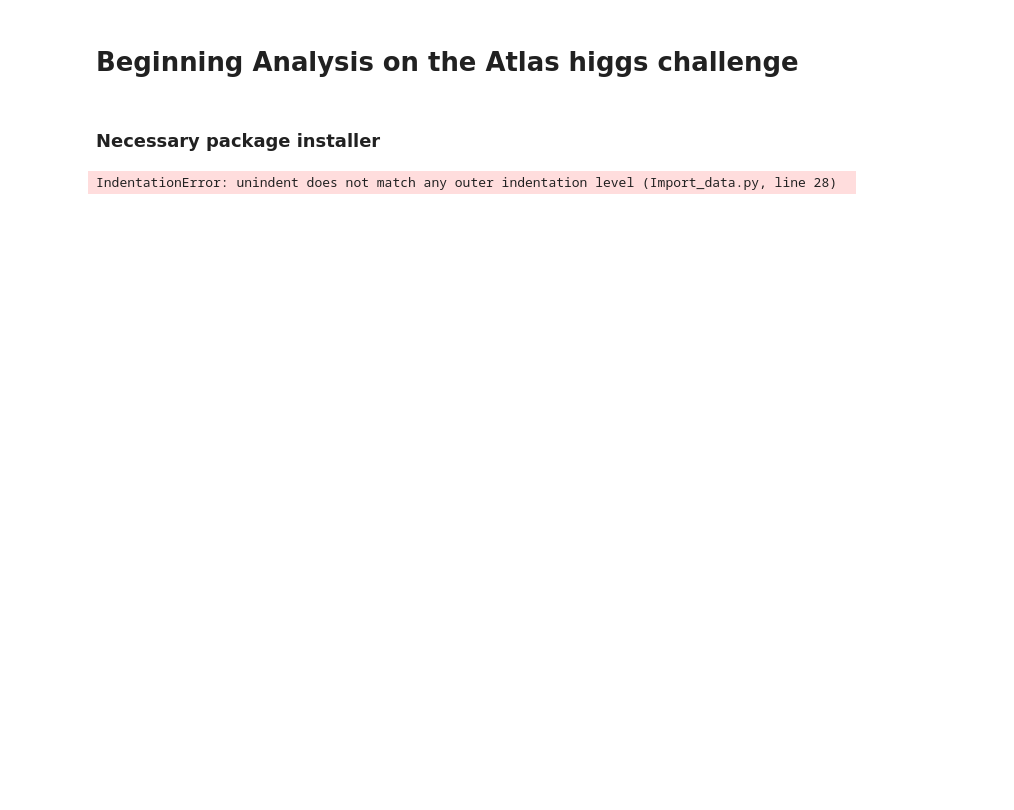
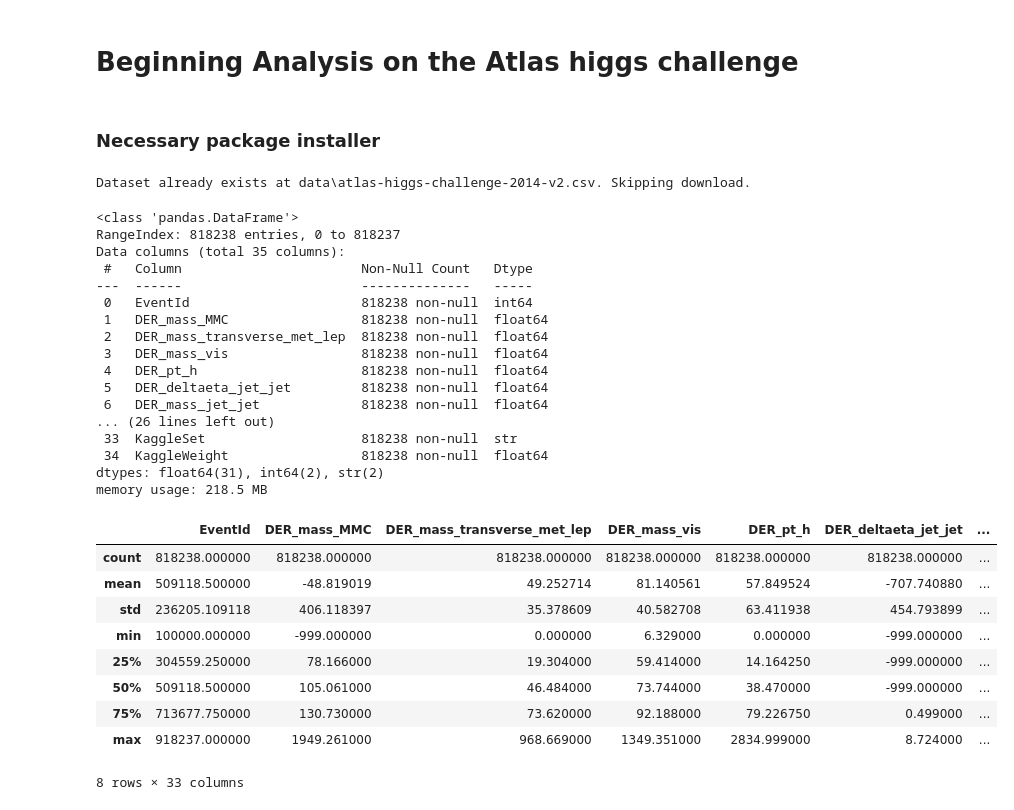
Before and after one commit to EmersonCarm/higgs-boson-signal-classification, a Jupyter notebook: Beginning_Analysis.ipynb, the cells around one changed output. Saved outputs shown, nothing was run; the diff lists cells and outputs as text; code cells hidden in the pictures; blank space fills up the shorter version.

```diff
--- a/Beginning_Analysis.ipynb
+++ b/Beginning_Analysis.ipynb
@@ -3,6 +3,13 @@
 # %% [markdown]
 ### Necessary package installer
 # %%
-from src.Import_data import DataLoader
+from src.import_data import Dataloader
+if __name__ == "__main__":
+    loader = Dataloader()
+    loader.download_dataset()
+import pandas as pd
+import matplotlib.pyplot as plt
+import seaborn as sns
+df = pd.read_csv(loader.CSV_PATH)
 # %% [output]
-IndentationError: unindent does not match any outer indentation level (Import_data.py, line 28)
+Dataset already exists at data\atlas-higgs-challenge-2014-v2.csv. Skipping download.
@@ -13,0 +16,33 @@ if __name__ == "__main__":
+# %%
+
+df.head()
+df.info()
+df.describe()
+# %% [output]
+<class 'pandas.DataFrame'>
+RangeIndex: 818238 entries, 0 to 818237
+Data columns (total 35 columns):
+ #   Column                       Non-Null Count   Dtype
+---  ------                       --------------   -----
+ 0   EventId                      818238 non-null  int64
+ 1   DER_mass_MMC                 818238 non-null  float64
+ 2   DER_mass_transverse_met_lep  818238 non-null  float64
+ 3   DER_mass_vis                 818238 non-null  float64
+ 4   DER_pt_h                     818238 non-null  float64
+ 5   DER_deltaeta_jet_jet         818238 non-null  float64
+ 6   DER_mass_jet_jet             818238 non-null  float64
+... (26 lines left out)
+ 33  KaggleSet                    818238 non-null  str
+ 34  KaggleWeight                 818238 non-null  float64
+dtypes: float64(31), int64(2), str(2)
+memory usage: 218.5 MB
+|  | EventId | DER_mass_MMC | DER_mass_transverse_met_lep | DER_mass_vis | DER_pt_h | DER_deltaeta_jet_jet | ... |
+| count | 818238.000000 | 818238.000000 | 818238.000000 | 818238.000000 | 818238.000000 | 818238.000000 | ... |
+| mean | 509118.500000 | -48.819019 | 49.252714 | 81.140561 | 57.849524 | -707.740880 | ... |
+| std | 236205.109118 | 406.118397 | 35.378609 | 40.582708 | 63.411938 | 454.793899 | ... |
+| min | 100000.000000 | -999.000000 | 0.000000 | 6.329000 | 0.000000 | -999.000000 | ... |
+| 25% | 304559.250000 | 78.166000 | 19.304000 | 59.414000 | 14.164250 | -999.000000 | ... |
+| 50% | 509118.500000 | 105.061000 | 46.484000 | 73.744000 | 38.470000 | -999.000000 | ... |
+| 75% | 713677.750000 | 130.730000 | 73.620000 | 92.188000 | 79.226750 | 0.499000 | ... |
+| max | 918237.000000 | 1949.261000 | 968.669000 | 1349.351000 | 2834.999000 | 8.724000 | ... |
+8 rows × 33 columns
```
Also changed, not shown: parts of 5 cells of this notebook.
